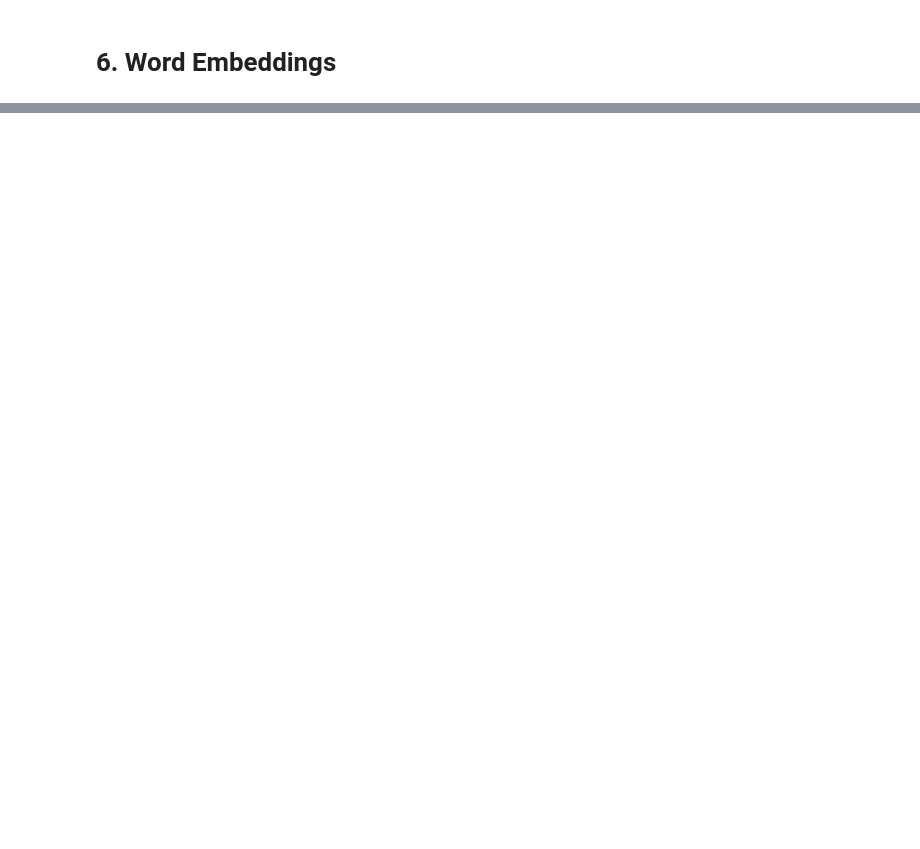
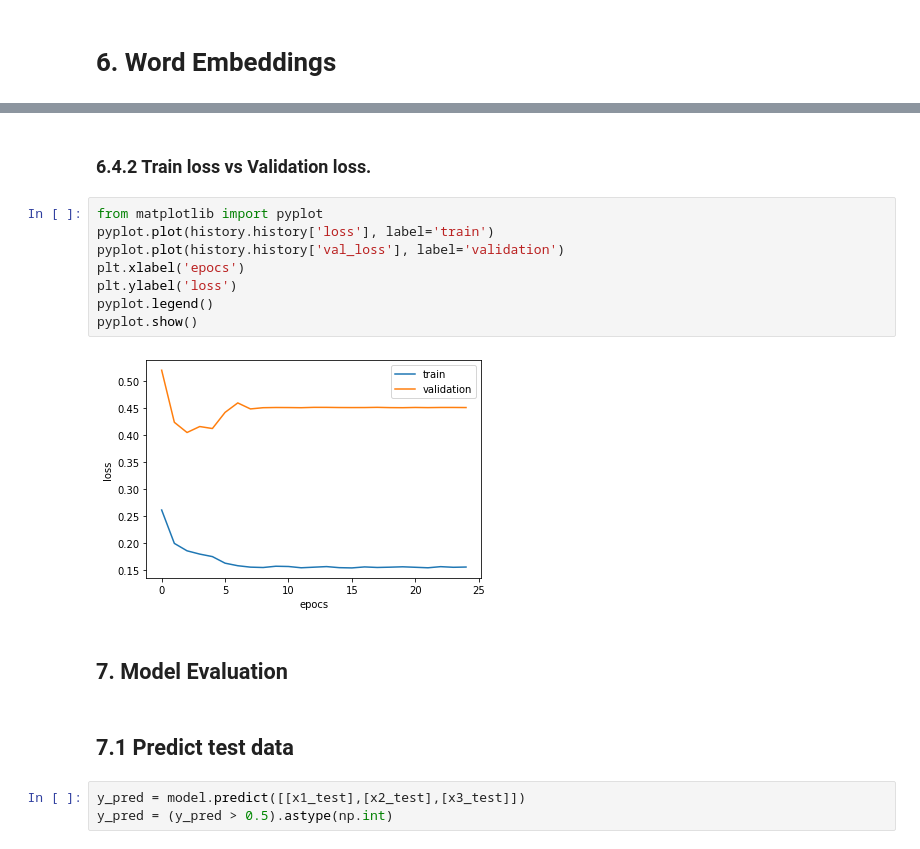
Before and after one commit to alankar23/quora_question_pairs, a Jupyter notebook: main.ipynb, the cells around one changed output, grey strips where cells are left out. Cells and saved outputs as stored; diff of their text form; blank space fills up the shorter version.

```diff
--- a/main.ipynb
+++ b/main.ipynb
@@ -592,0 +748,19 @@ Epoch 10/10
+# %% [markdown]
+### 6.4.2 Train loss vs Validation loss.
+# %%
+from matplotlib import pyplot
+pyplot.plot(history.history['loss'], label='train')
+pyplot.plot(history.history['val_loss'], label='validation')
+plt.xlabel('epocs')
+plt.ylabel('loss')
+pyplot.legend()
+pyplot.show()
+# %% [output]
+[figure, added]
+# %% [markdown]
+## 7. Model Evaluation
+# %% [markdown]
+## 7.1 Predict test data
+# %%
+y_pred = model.predict([[x1_test],[x2_test],[x3_test]])
+y_pred = (y_pred > 0.5).astype(np.int)
```
Also changed, not shown: parts of 77 cells of this notebook.
